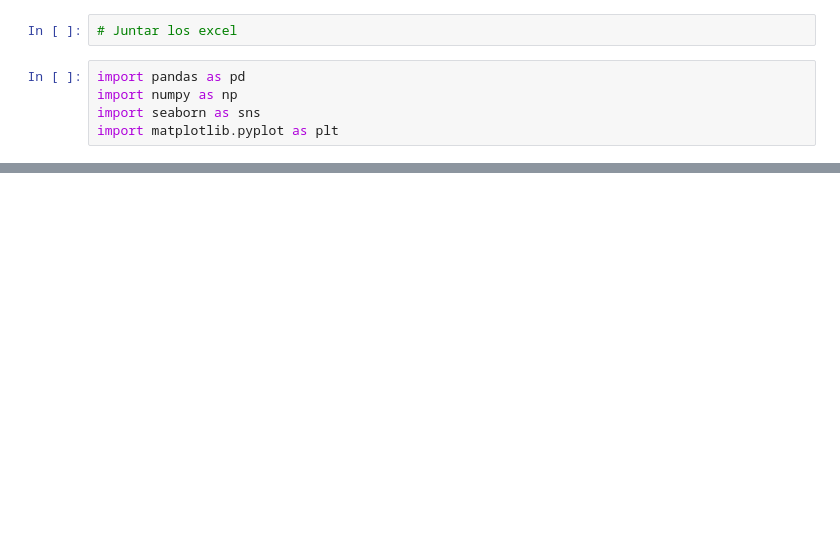
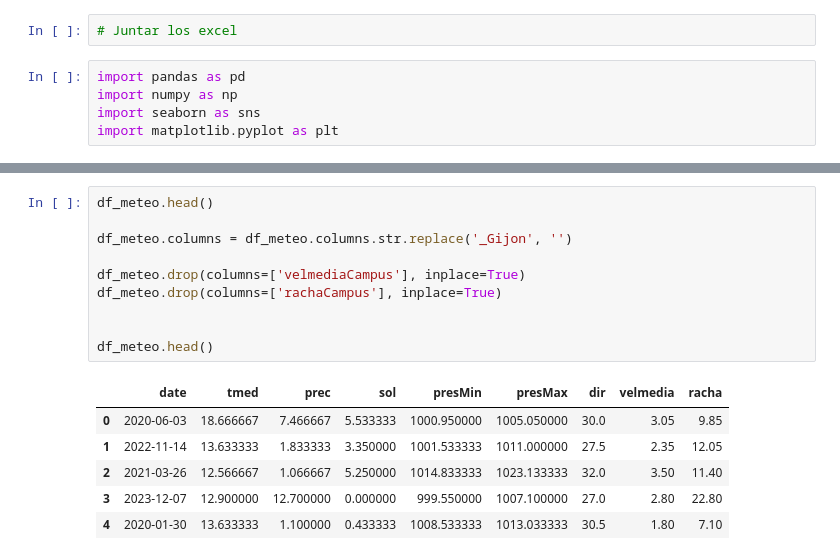
Before and after one commit to coral2742/Merkle-Datathon-2024, a Jupyter notebook: parte1.ipynb, the cells around one changed output, grey strips where cells are left out. Cells and saved outputs as stored; diff of their text form; blank space fills up the shorter version.

```diff
--- a/parte1.ipynb
+++ b/parte1.ipynb
@@ -51,0 +52,17 @@ df_air.head(10)
+# %%
+df_meteo.head()
+
+df_meteo.columns = df_meteo.columns.str.replace('_Gijon', '')
+
+df_meteo.drop(columns=['velmediaCampus'], inplace=True)
+df_meteo.drop(columns=['rachaCampus'], inplace=True)
+
+
+df_meteo.head()
+# %% [output]
+|  | date | tmed | prec | sol | presMin | presMax | dir | velmedia | racha |
+| 0 | 2020-06-03 | 18.666667 | 7.466667 | 5.533333 | 1000.950000 | 1005.050000 | 30.0 | 3.05 | 9.85 |
+| 1 | 2022-11-14 | 13.633333 | 1.833333 | 3.350000 | 1001.533333 | 1011.000000 | 27.5 | 2.35 | 12.05 |
+| 2 | 2021-03-26 | 12.566667 | 1.066667 | 5.250000 | 1014.833333 | 1023.133333 | 32.0 | 3.50 | 11.40 |
+| 3 | 2023-12-07 | 12.900000 | 12.700000 | 0.000000 | 999.550000 | 1007.100000 | 27.0 | 2.80 | 22.80 |
+| 4 | 2020-01-30 | 13.633333 | 1.100000 | 0.433333 | 1008.533333 | 1013.033333 | 30.5 | 1.80 | 7.10 |
```
Also changed, not shown: parts of 10 cells of this notebook, 2 other files.
